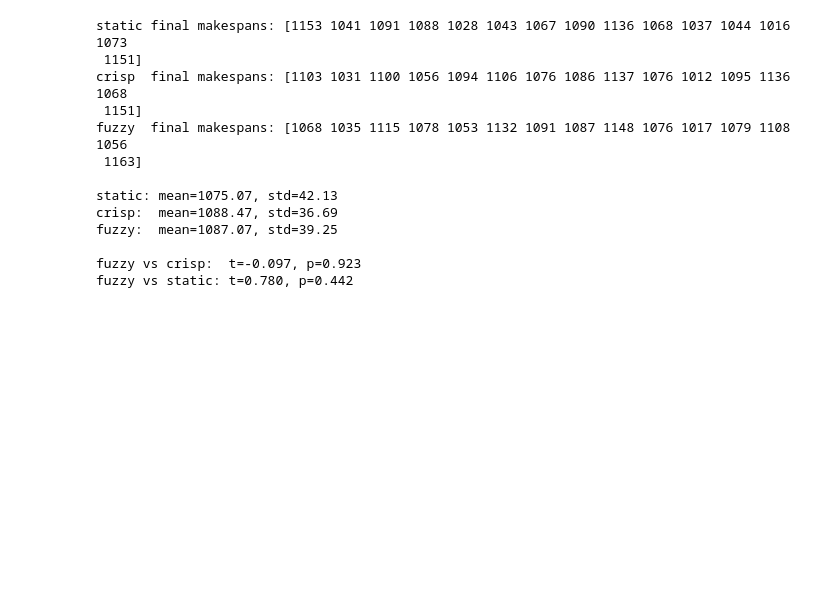
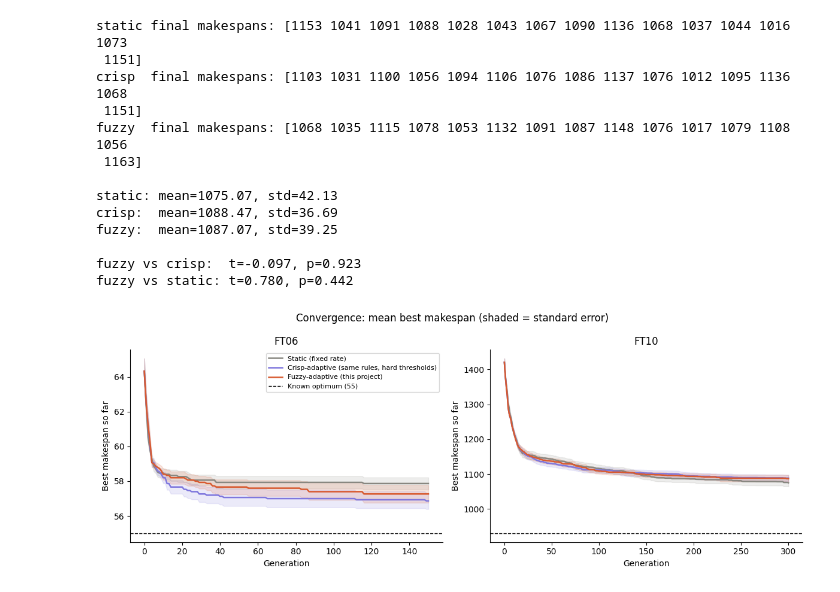
Before and after one commit to tskrrish/fuzzy-ga, a Jupyter notebook: notebooks/01_explore.ipynb, the cells around one changed output. Drawn from its saved outputs; the diff is of its cells as text; code cells hidden in the pictures; blank space fills up the shorter version.

Commit message:
explored ft10 convergence

```diff
--- a/notebooks/01_explore.ipynb
+++ b/notebooks/01_explore.ipynb
@@ -394,3 +394,23 @@ fuzzy:  mean=1087.07, std=39.25
 
 fuzzy vs crisp:  t=-0.097, p=0.923
 fuzzy vs static: t=0.780, p=0.442
+# %%
+from jssp_fuzzy_ga.plotting import plot_convergence, plot_final_boxplot
+
+data = {
+    "ft06": {
+        "static": {"curves": curves_static, "finals": finals_static},
+        "crisp":  {"curves": curves_crisp,  "finals": finals_crisp},
+        "fuzzy":  {"curves": curves_fuzzy,  "finals": finals_fuzzy},
+    },
+    "ft10": {
+        "static": {"curves": curves_static10, "finals": finals_static10},
+        "crisp":  {"curves": curves_crisp10,  "finals": finals_crisp10},
+        "fuzzy":  {"curves": curves_fuzzy10,  "finals": finals_fuzzy10},
+    },
+}
+
+fig1 = plot_convergence(data, instances=("ft06", "ft10"), out_path="convergence_comparison.png")
+fig1
+# %% [output]
+[figure, added]
```
Also changed, not shown: 2 other files.
